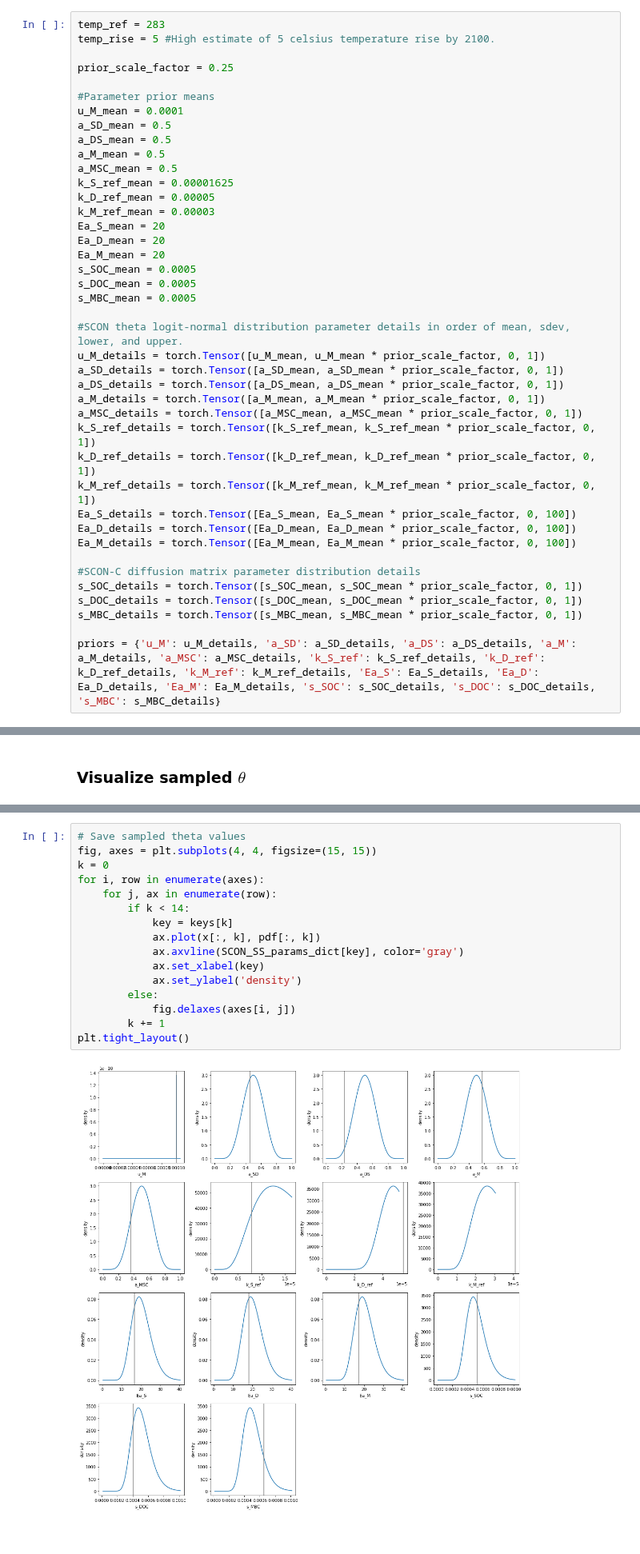
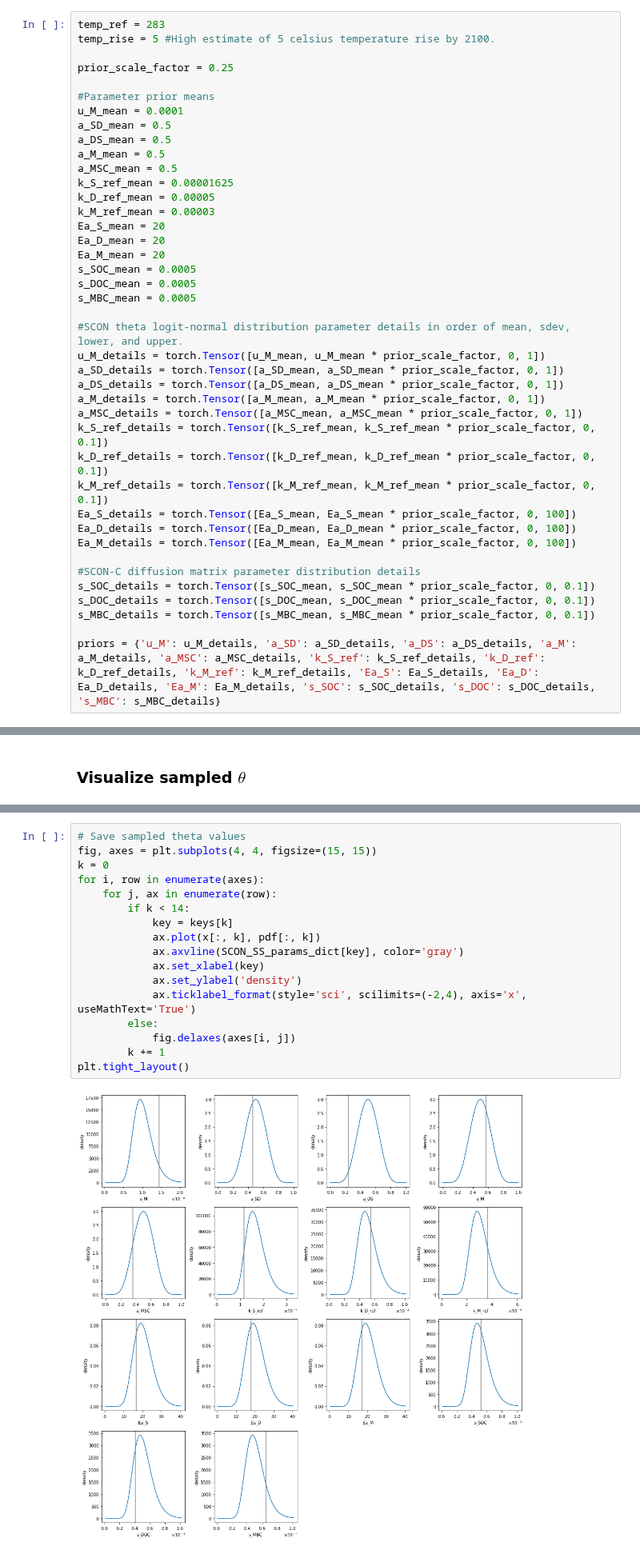
Before and after one commit to wallyxie/varInferenceSoilBiogeoModelSyntheticData, a Jupyter notebook: pytorch_sbm_sde_vi/python_notebooks/SCON-SS_CO2_logit_alt_gen_y.ipynb, the cells around one changed output, grey strips where cells are left out. Shown at 80% size. Cells and saved outputs as stored; diff of their text form.

Commit message:
Updated plotting to consistently plot scientific notation after 1e-2.

```diff
--- a/pytorch_sbm_sde_vi/python_notebooks/SCON-SS_CO2_logit_alt_gen_y.ipynb
+++ b/pytorch_sbm_sde_vi/python_notebooks/SCON-SS_CO2_logit_alt_gen_y.ipynb
@@ -62,17 +62,17 @@ a_SD_details = torch.Tensor([a_SD_mean, a_SD_mean * prior_scale_factor, 0, 1])
 a_DS_details = torch.Tensor([a_DS_mean, a_DS_mean * prior_scale_factor, 0, 1])
 a_M_details = torch.Tensor([a_M_mean, a_M_mean * prior_scale_factor, 0, 1])
 a_MSC_details = torch.Tensor([a_MSC_mean, a_MSC_mean * prior_scale_factor, 0, 1])
-k_S_ref_details = torch.Tensor([k_S_ref_mean, k_S_ref_mean * prior_scale_factor, 0, 1])
-k_D_ref_details = torch.Tensor([k_D_ref_mean, k_D_ref_mean * prior_scale_factor, 0, 1])
-k_M_ref_details = torch.Tensor([k_M_ref_mean, k_M_ref_mean * prior_scale_factor, 0, 1])
+k_S_ref_details = torch.Tensor([k_S_ref_mean, k_S_ref_mean * prior_scale_factor, 0, 0.1])
+k_D_ref_details = torch.Tensor([k_D_ref_mean, k_D_ref_mean * prior_scale_factor, 0, 0.1])
+k_M_ref_details = torch.Tensor([k_M_ref_mean, k_M_ref_mean * prior_scale_factor, 0, 0.1])
 Ea_S_details = torch.Tensor([Ea_S_mean, Ea_S_mean * prior_scale_factor, 0, 100])
 Ea_D_details = torch.Tensor([Ea_D_mean, Ea_D_mean * prior_scale_factor, 0, 100])
 Ea_M_details = torch.Tensor([Ea_M_mean, Ea_M_mean * prior_scale_factor, 0, 100])
 
 #SCON-C diffusion matrix parameter distribution details
-s_SOC_details = torch.Tensor([s_SOC_mean, s_SOC_mean * prior_scale_factor, 0, 1])
-s_DOC_details = torch.Tensor([s_DOC_mean, s_DOC_mean * prior_scale_factor, 0, 1])
-s_MBC_details = torch.Tensor([s_MBC_mean, s_MBC_mean * prior_scale_factor, 0, 1])
+s_SOC_details = torch.Tensor([s_SOC_mean, s_SOC_mean * prior_scale_factor, 0, 0.1])
+s_DOC_details = torch.Tensor([s_DOC_mean, s_DOC_mean * prior_scale_factor, 0, 0.1])
+s_MBC_details = torch.Tensor([s_MBC_mean, s_MBC_mean * prior_scale_factor, 0, 0.1])
 
 priors = {'u_M': u_M_details, 'a_SD': a_SD_details, 'a_DS': a_DS_details, 'a_M': a_M_details, 'a_MSC': a_MSC_details, 'k_S_ref': k_S_ref_details, 'k_D_ref': k_D_ref_details, 'k_M_ref': k_M_ref_details, 'Ea_S': Ea_S_details, 'Ea_D': Ea_D_details, 'Ea_M': Ea_M_details, 's_SOC': s_SOC_details, 's_DOC': s_DOC_details, 's_MBC': s_MBC_details}
 # %%
@@ -188,21 +188,22 @@ pdf = torch.exp(dist.log_prob(x)).detach()
 # %%
 # Save sampled theta values
 fig, axes = plt.subplots(4, 4, figsize=(15, 15))
 k = 0
 for i, row in enumerate(axes):
     for j, ax in enumerate(row):
         if k < 14:
             key = keys[k]
             ax.plot(x[:, k], pdf[:, k])
             ax.axvline(SCON_SS_params_dict[key], color='gray')
             ax.set_xlabel(key)
             ax.set_ylabel('density')
+            ax.ticklabel_format(style='sci', scilimits=(-2,4), axis='x', useMathText='True')
         else:
             fig.delaxes(axes[i, j])
         k += 1
 plt.tight_layout()
 # %% [output]
-[figure, old version]
+[figure, new version]
 # %% [markdown]
 ## Draw $x, y \sim p(x|\theta) p(y|x)$
 # %%
```
Also changed, not shown: parts of 3 cells of this notebook, 4 other files.
